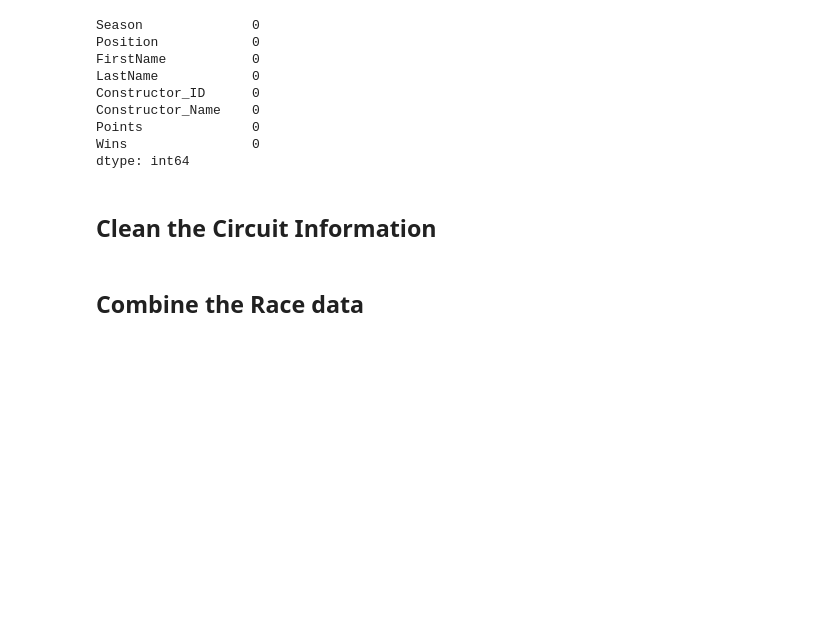
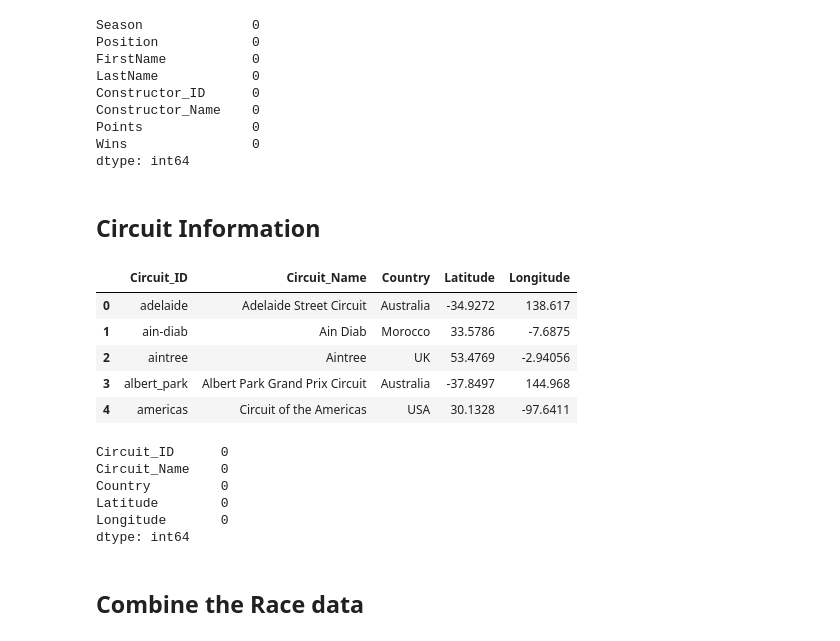
Before and after one commit to NandiniKodali988/F1-Through-Data, a Jupyter notebook: technical-details/data-cleaning/main.ipynb, the cells around one changed output. Cells and saved outputs as stored; diff of their text form; code cells hidden in the pictures; blank space fills up the shorter version.

Commit message:
circuit info - complete

```diff
--- a/technical-details/data-cleaning/main.ipynb
+++ b/technical-details/data-cleaning/main.ipynb
@@ -226,7 +226,7 @@ df = df.drop(['FirstName', 'LastName'], axis=1)
 # write the clean data to a new csv file
 df.to_csv(output_file, index=False)
 # %% [markdown]
-## Clean the Circuit Information
+## Circuit Information
 # %%
 input_file = "../../data/raw-data/circuit_data/circuit_data.json"
 output_file = "../../data/processed-data/circuit_data_clean.csv"
@@ -267,0 +264,19 @@ df.to_csv(output_file, index=False)
+# %%
+df.head()
+# %% [output]
+|  | Circuit_ID | Circuit_Name | Country | Latitude | Longitude |
+| 0 | adelaide | Adelaide Street Circuit | Australia | -34.9272 | 138.617 |
+| 1 | ain-diab | Ain Diab | Morocco | 33.5786 | -7.6875 |
+| 2 | aintree | Aintree | UK | 53.4769 | -2.94056 |
+| 3 | albert_park | Albert Park Grand Prix Circuit | Australia | -37.8497 | 144.968 |
+| 4 | americas | Circuit of the Americas | USA | 30.1328 | -97.6411 |
+# %%
+# check for null values
+df.isnull().sum()
+# %% [output]
+Circuit_ID      0
+Circuit_Name    0
+Country         0
+Latitude        0
+Longitude       0
+dtype: int64
```
Also changed, not shown: parts of 2 cells of this notebook.
